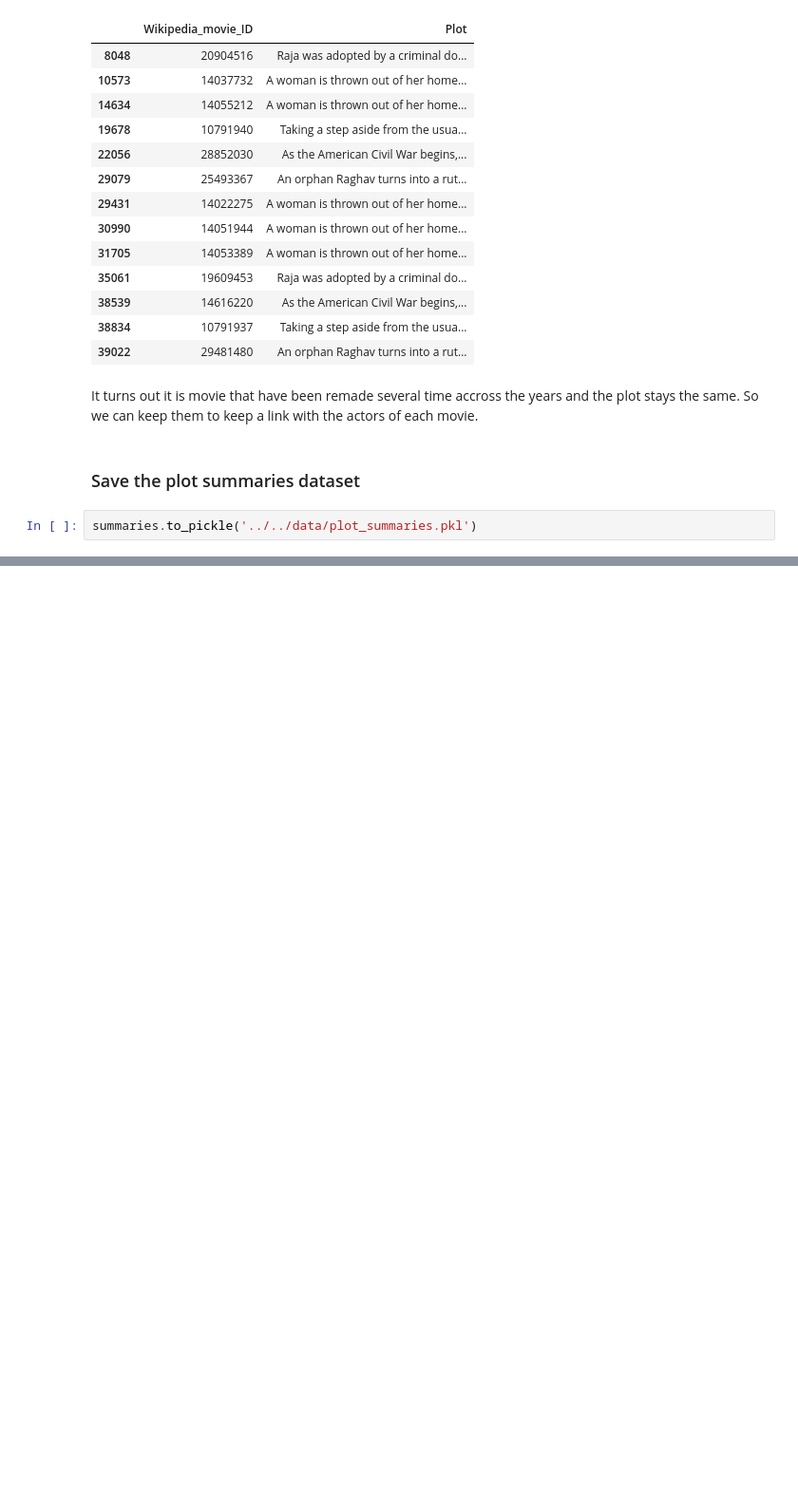
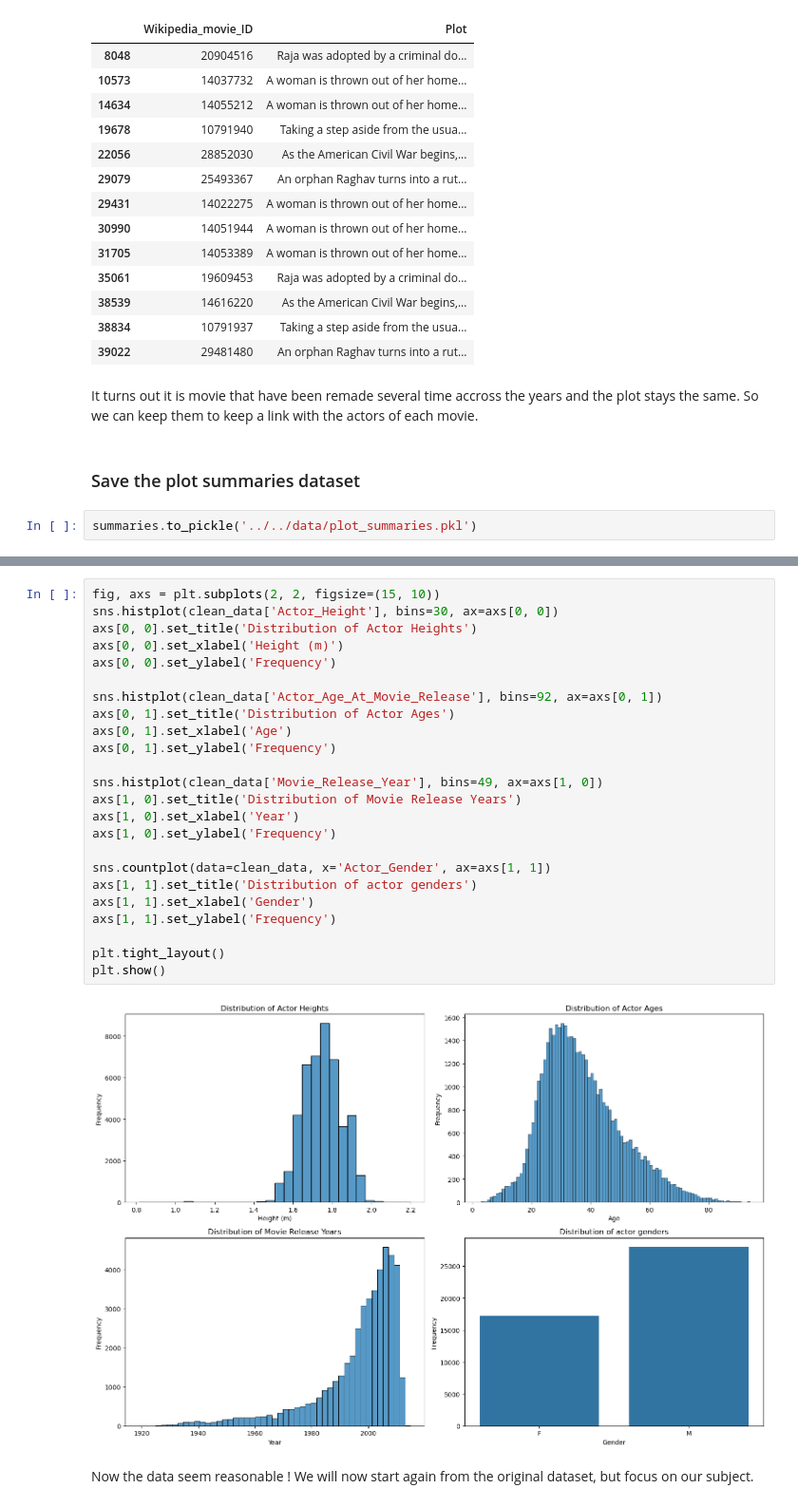
Before and after one commit to epfl-ada/ada-2024-project-adanonymous, a Jupyter notebook: src/utils/preprocessing.ipynb, the cells around one changed output, grey strips where cells are left out. Shown at 95% size. Saved outputs shown, nothing was run; the diff lists cells and outputs as text; blank space fills up the shorter version.

```diff
--- a/src/utils/preprocessing.ipynb
+++ b/src/utils/preprocessing.ipynb
@@ -680,0 +836,30 @@ summaries.to_pickle('../../data/plot_summaries.pkl')
+# %%
+fig, axs = plt.subplots(2, 2, figsize=(15, 10))
+sns.histplot(clean_data['Actor_Height'], bins=30, ax=axs[0, 0])
+axs[0, 0].set_title('Distribution of Actor Heights')
+axs[0, 0].set_xlabel('Height (m)')
+axs[0, 0].set_ylabel('Frequency')
+
+sns.histplot(clean_data['Actor_Age_At_Movie_Release'], bins=92, ax=axs[0, 1])
+axs[0, 1].set_title('Distribution of Actor Ages')
+axs[0, 1].set_xlabel('Age')
+axs[0, 1].set_ylabel('Frequency')
+
+sns.histplot(clean_data['Movie_Release_Year'], bins=49, ax=axs[1, 0])
+axs[1, 0].set_title('Distribution of Movie Release Years')
+axs[1, 0].set_xlabel('Year')
+axs[1, 0].set_ylabel('Frequency')
+
+sns.countplot(data=clean_data, x='Actor_Gender', ax=axs[1, 1])
+axs[1, 1].set_title('Distribution of actor genders')
+axs[1, 1].set_xlabel('Gender')
+axs[1, 1].set_ylabel('Frequency')
+
+plt.tight_layout()
+plt.show()
+# %% [output]
+[figure, added]
+# %% [markdown]
+
+
+Now the data seem reasonable ! We will now start again from the original dataset, but focus on our subject.
```
Also changed, not shown: parts of 28 cells of this notebook, 6 other files.
